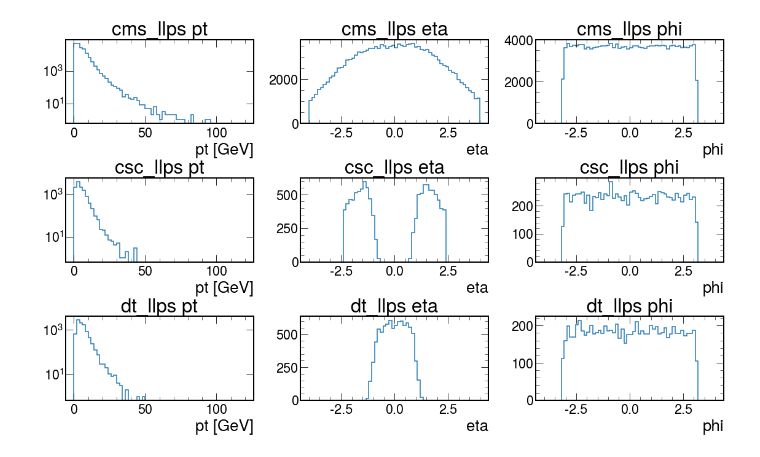
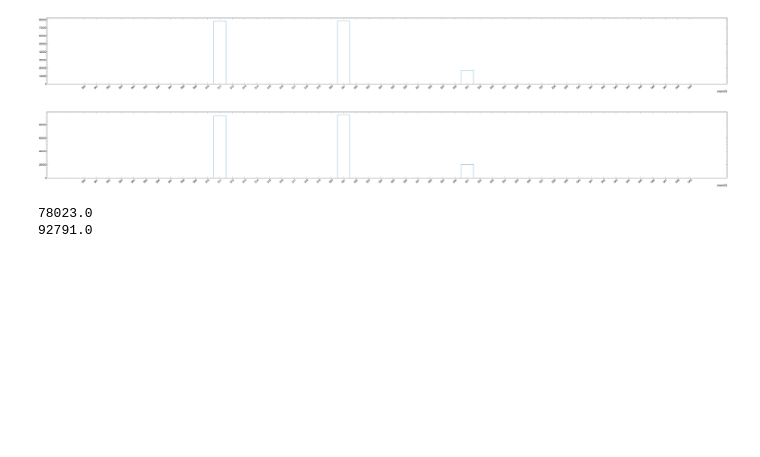
Before and after one commit to AnthonyAportela/LLPs, a Jupyter notebook: notebooks/Bplus/LLP_ntuple_processor.ipynb, the cells around one changed output. Drawn from its saved outputs; the diff is of its cells as text; code cells hidden in the pictures; blank space fills up the shorter version.

```diff
--- a/notebooks/Bplus/LLP_ntuple_processor.ipynb
+++ b/notebooks/Bplus/LLP_ntuple_processor.ipynb
@@ -8,7 +8,7 @@ from coffea.nanoevents.methods import vector, candidate
 from coffea.nanoevents import BaseSchema
 import mplhep as hep
 import matplotlib.pyplot as plt
-plt.style.use(mplhep.style.CMS)
+plt.style.use(hep.style.CMS)
 # %%
 class LLP_ntuple_processor(processor.ProcessorABC):
     """
@@ -483,6 +548,25 @@ out = processor.run_uproot_job(
     executor_args={"schema": BaseSchema, "workers": 6},
     #maxchunks = 3
 )
+# %%
+fig, ax = plt.subplots(1, 1, figsize=(100, 10))
+hep.histplot(out['hnl']['hists1d']['cms_llps']['momID'], ax = ax)
+plt.xticks(rotation=45)
+plt.show()
+
+fig, ax = plt.subplots(1, 1, figsize=(100, 10))
+hep.histplot(out['hnl']['hists1d']['muons_momID'], ax = ax)
+plt.xticks(rotation=45)
+plt.show()
+# %% [output]
+[figure, added]
+[figure, added]
+# %%
+print(out['hnl']['hists1d']['cms_llps']['momID'][511j])
+print(out['hnl']['hists1d']['muons_momID'][511j])
+# %% [output]
+78023.0
+92791.0
 # %%
 '''for region in out['hnl']['hists1d']:
     for hist in out['hnl']['hists1d'][region]:
@@ -491,25 +575,28 @@ out = processor.run_uproot_job(
         plt.show()'''
 
 regs = ['cms_llps', 'csc_llps', 'dt_llps']
+#regs = ['csc_cls_csc_llps_pairs_dr_cut_csc_llps', 'dt_cls_dt_llps_pairs_dr_cut_dt_llps']
 a=1.2
 fig, ax = plt.subplots(len(regs),3, figsize=(16*a,9*a))
 fig.subplots_adjust(wspace=.25, hspace=.65)
 
 for i, reg in enumerate(regs):
+    if 'csc' in reg:
+        title = 'CSC'
+    elif 'dt' in reg:
+        title = 'DT'
     hep.histplot(out['hnl']['hists1d'][reg]['pt'],ax = ax[i,0])
     ax[i,0].set_yscale('log')
-    ax[i,0].set_title(f'{reg} pt')
+    ax[i,0].set_title(f'{title} pt')
 
     hep.histplot(out['hnl']['hists1d'][reg]['eta'],ax = ax[i,1])
-    ax[i,1].set_title(f'{reg} eta')
+    ax[i,1].set_title(f'{title} eta')
 
     hep.histplot(out['hnl']['hists1d'][reg]['phi'],ax = ax[i,2])
-    ax[i,2].set_title(f'{reg} phi')
+    ax[i,2].set_title(f'{title} phi')
 
 
 plt.show()
-# %% [output]
-[figure, removed]
 # %%
 for region in out['hnl']['hists2d']:
     try:
```
Also changed, not shown: parts of 9 cells of this notebook, 5 other files.
